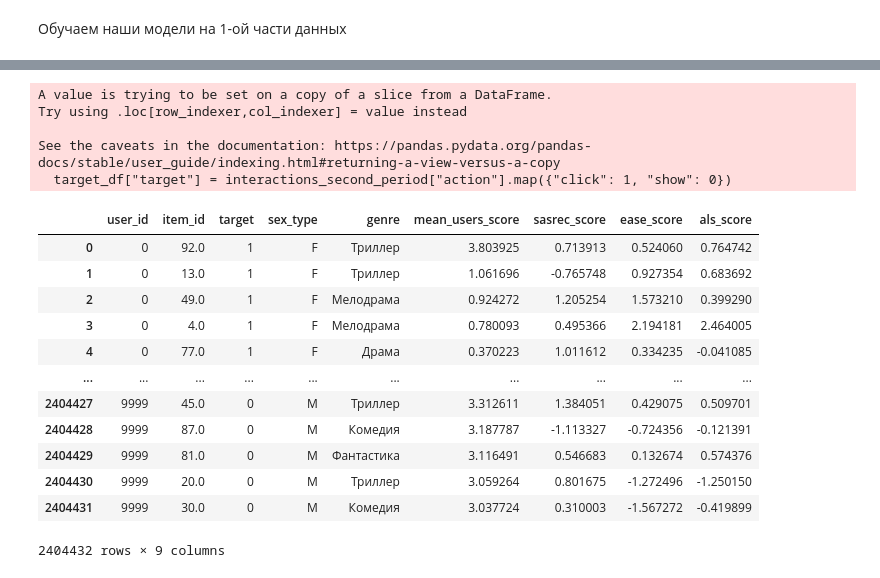
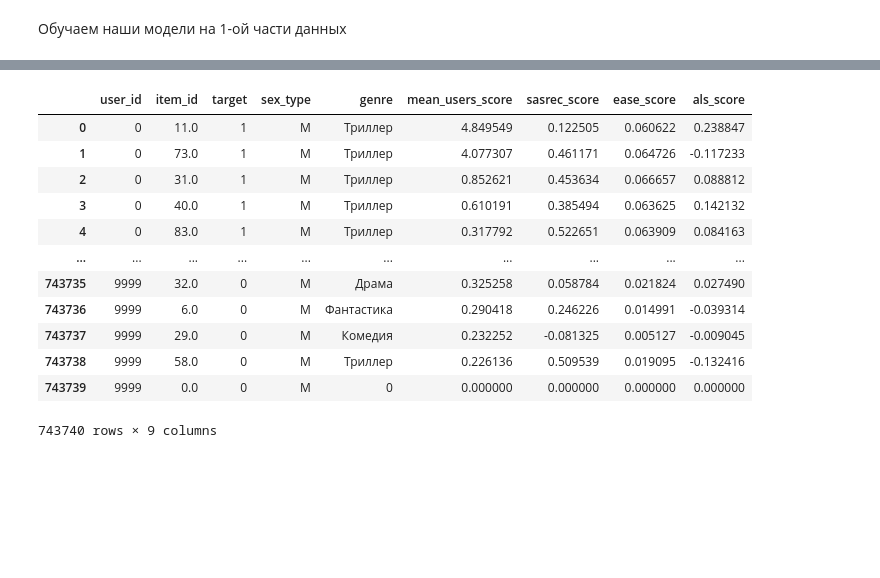
Before and after one commit to SerSmith/masterClassRecSysYa2025, a Jupyter notebook: masterclass.ipynb, the cells around one changed output, grey strips where cells are left out. Cells and saved outputs as stored; diff of their text form; code cells hidden in the pictures; blank space fills up the shorter version.

```diff
--- a/masterclass.ipynb
+++ b/masterclass.ipynb
@@ -325,51 +312,38 @@ Wall time: 1.89 s
 # %%
 # Скорим базовые модели
 recom_sasrec = sasrec.recommend(users=dataset.user_id_map.external_ids, dataset=dataset, filter_viewed=True, k=100).drop(columns=['rank']).rename(columns={"score": "sasrec_score"})
 recom_ease = ease.recommend(users=dataset.user_id_map.external_ids, dataset=dataset, filter_viewed=True, k=100).drop(columns=['rank']).rename(columns={"score": "ease_score"})
 recom_als = als.recommend(users=dataset.user_id_map.external_ids, dataset=dataset, filter_viewed=True, k=100).drop(columns=['rank']).rename(columns={"score": "als_score"})
 
-# Добавим нормировку
-def normilise(data):
-    return (data - data.mean()) / data.std()
-
-recom_sasrec["sasrec_score"] = normilise(recom_sasrec["sasrec_score"])
-recom_ease["ease_score"] = normilise(recom_ease["ease_score"])
-recom_als["als_score"] = normilise(recom_als["als_score"])
-
 # Обучаемся - на логах
-target_df = interactions_second_period[["user_id", "item_id"]]
+target_df = interactions_second_period[["user_id", "item_id"]].drop_duplicates()
 target_df["target"] = interactions_second_period["action"].map({"click": 1, "show": 0})
 
 # Собираем общий датасет
 all_features = target_df
 all_features = all_features.merge(users, on=["user_id"], how="left")
 all_features = all_features.merge(items, on=["item_id"], how="left")
 all_features = all_features.merge(recom_sasrec, on=["user_id", "item_id"], how="left")
 all_features = all_features.merge(recom_ease, on=["user_id", "item_id"], how="left")
 all_features = all_features.merge(recom_als, on=["user_id", "item_id"], how="left")
 
 all_features = all_features.fillna(0)
 
 all_features
 # %% [output]
+|  | user_id | item_id | target | sex_type | genre | mean_users_score | sasrec_score | ease_score | als_score |
+| 0 | 0 | 11.0 | 1 | M | Триллер | 4.849549 | 0.122505 | 0.060622 | 0.238847 |
+| 1 | 0 | 73.0 | 1 | M | Триллер | 4.077307 | 0.461171 | 0.064726 | -0.117233 |
+| 2 | 0 | 31.0 | 1 | M | Триллер | 0.852621 | 0.453634 | 0.066657 | 0.088812 |
+| 3 | 0 | 40.0 | 1 | M | Триллер | 0.610191 | 0.385494 | 0.063625 | 0.142132 |
+| 4 | 0 | 83.0 | 1 | M | Триллер | 0.317792 | 0.522651 | 0.063909 | 0.084163 |
+| ... | ... | ... | ... | ... | ... | ... | ... | ... | ... |
+| 743735 | 9999 | 32.0 | 0 | M | Драма | 0.325258 | 0.058784 | 0.021824 | 0.027490 |
+| 743736 | 9999 | 6.0 | 0 | M | Фантастика | 0.290418 | 0.246226 | 0.014991 | -0.039314 |
+| 743737 | 9999 | 29.0 | 0 | M | Комедия | 0.232252 | -0.081325 | 0.005127 | -0.009045 |
+| 743738 | 9999 | 58.0 | 0 | M | Триллер | 0.226136 | 0.509539 | 0.019095 | -0.132416 |
+| 743739 | 9999 | 0.0 | 0 | M | 0 | 0.000000 | 0.000000 | 0.000000 | 0.000000 |
-A value is trying to be set on a copy of a slice from a DataFrame.
-Try using .loc[row_indexer,col_indexer] = value instead
-
-See the caveats in the documentation: https://pandas.pydata.org/pandas-docs/stable/user_guide/indexing.html#returning-a-view-versus-a-copy
-  target_df["target"] = interactions_second_period["action"].map({"click": 1, "show": 0})
+743740 rows × 9 columns
-|  | user_id | item_id | target | sex_type | genre | mean_users_score | sasrec_score | ease_score | als_score |
-| 0 | 0 | 92.0 | 1 | F | Триллер | 3.803925 | 0.713913 | 0.524060 | 0.764742 |
-| 1 | 0 | 13.0 | 1 | F | Триллер | 1.061696 | -0.765748 | 0.927354 | 0.683692 |
-| 2 | 0 | 49.0 | 1 | F | Мелодрама | 0.924272 | 1.205254 | 1.573210 | 0.399290 |
-| 3 | 0 | 4.0 | 1 | F | Мелодрама | 0.780093 | 0.495366 | 2.194181 | 2.464005 |
-| 4 | 0 | 77.0 | 1 | F | Драма | 0.370223 | 1.011612 | 0.334235 | -0.041085 |
-| ... | ... | ... | ... | ... | ... | ... | ... | ... | ... |
-| 2404427 | 9999 | 45.0 | 0 | M | Триллер | 3.312611 | 1.384051 | 0.429075 | 0.509701 |
-| 2404428 | 9999 | 87.0 | 0 | M | Комедия | 3.187787 | -1.113327 | -0.724356 | -0.121391 |
-| 2404429 | 9999 | 81.0 | 0 | M | Фантастика | 3.116491 | 0.546683 | 0.132674 | 0.574376 |
-| 2404430 | 9999 | 20.0 | 0 | M | Триллер | 3.059264 | 0.801675 | -1.272496 | -1.250150 |
-| 2404431 | 9999 | 30.0 | 0 | M | Комедия | 3.037724 | 0.310003 | -1.567272 | -0.419899 |
-2404432 rows × 9 columns
 # %%
 # Разделяем пользователей на тренировочную и валидационную выборки - важно что бы пользователь полностью попал либо в трейн, kb,j d dfkblfwb.
 train_users, val_users = train_test_split(all_features["user_id"].drop_duplicates(), test_size=0.25, random_state=42)
```
Also changed, not shown: parts of 13 cells of this notebook, 8 other files.
